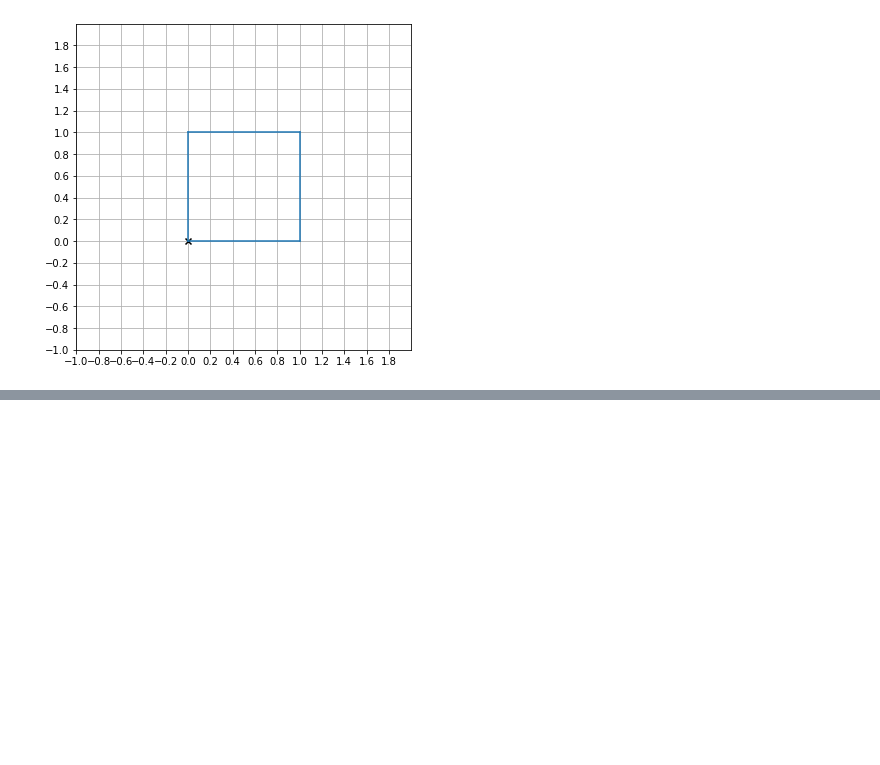
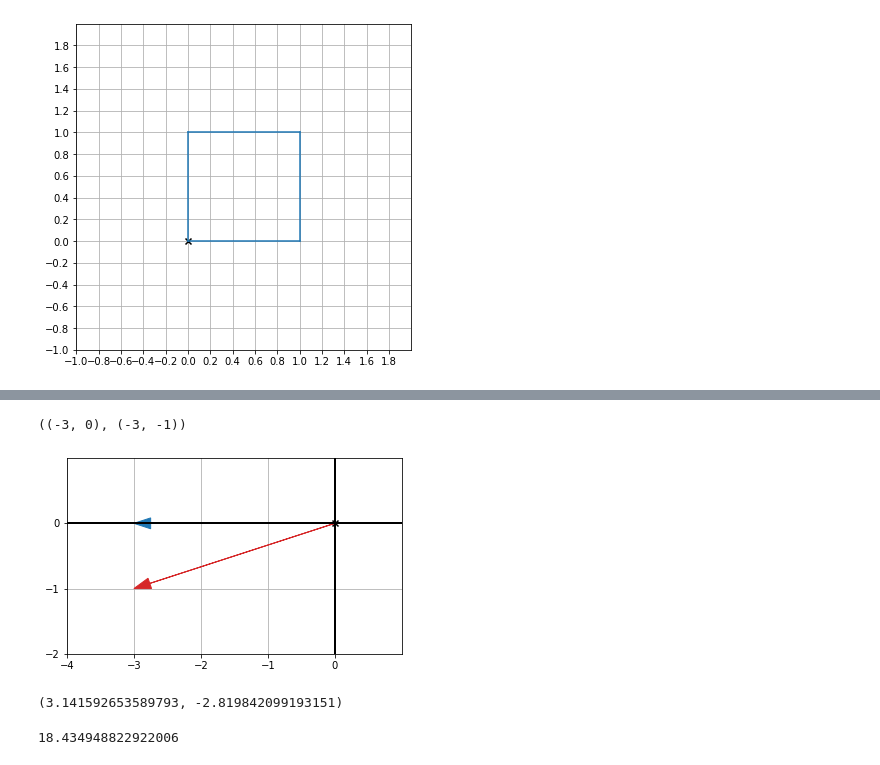
Before and after one commit to saradhimpardha/math_for_programmers, a Jupyter notebook: chapter_02/ch02_exercises.ipynb, the cells around one changed output, grey strips where cells are left out. Saved outputs shown, nothing was run; the diff lists cells and outputs as text; code cells hidden in the pictures; blank space fills up the shorter version.

```diff
--- a/chapter_02/ch02_exercises.ipynb
+++ b/chapter_02/ch02_exercises.ipynb
@@ -239,0 +355,28 @@ draw(Polygon(*square), grid=(0.2,0.2), axes=None)
+# %%
+mouth_pivot = (-2,2)
+mouth_top = (-5,2)
+mouth_bottom = (-5,1)
+
+v1 = subtract(mouth_top, mouth_pivot)
+v2 = subtract(mouth_bottom, mouth_pivot)
+
+v1,v2
+# %% [output]
+((-3, 0), (-3, -1))
+# %%
+draw(Arrow(v1, color=blue),
+    Arrow(v2))
+# %% [output]
+[figure, added]
+# %%
+_,angle1 = to_polar(v1)
+_,angle2 = to_polar(v2)
+
+angle1,angle2
+# %% [output]
+(3.141592653589793, -2.819842099193151)
+# %%
+angle_mouth = angle2 + angle1
+angle_mouth * (180/pi)
+# %% [output]
+18.434948822922006
```
Also changed, not shown: parts of 35 cells of this notebook.
